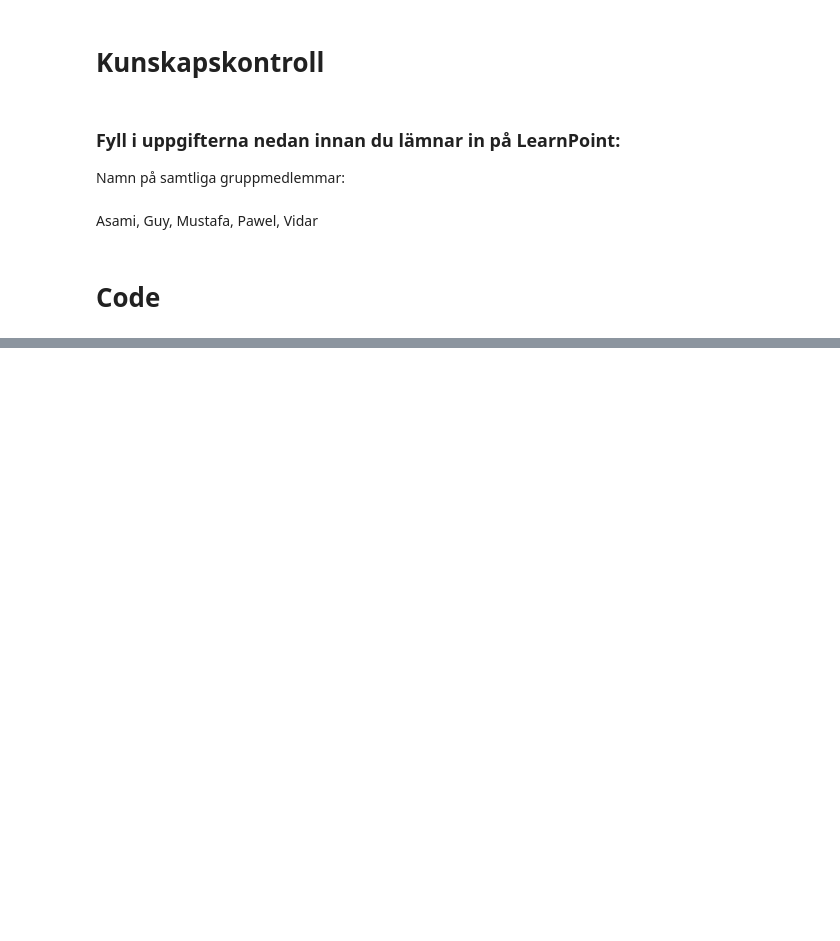
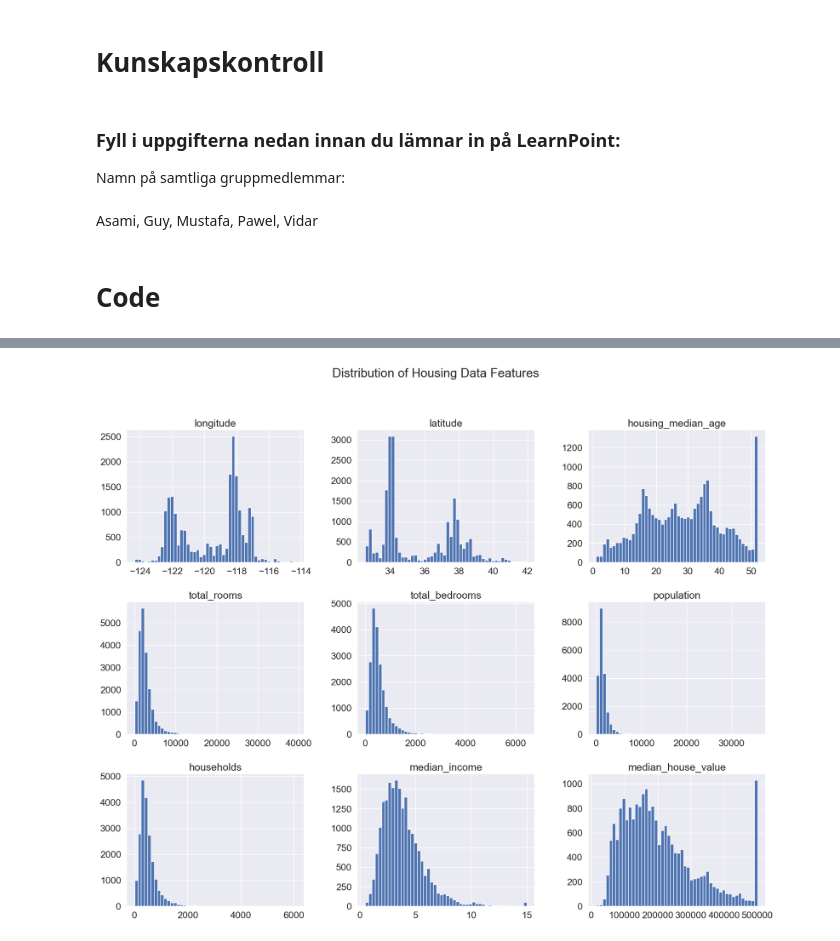
Before and after one commit to 5teef/Housing-AI, a Jupyter notebook: kunskapskontroll_houseprices.ipynb, the cells around one changed output, grey strips where cells are left out. Cells and saved outputs as stored; diff of their text form; code cells hidden in the pictures; blank space fills up the shorter version.

```diff
--- a/kunskapskontroll_houseprices.ipynb
+++ b/kunskapskontroll_houseprices.ipynb
@@ -30,0 +53,6 @@ housing = pd.read_csv('data/housing.csv')
+# %%
+housing.hist(bins=50, figsize=(20,15))
+plt.suptitle('Distribution of Housing Data Features')  # Adds a title above all subplots
+plt.show()
+# %% [output]
+[figure, added]
```
Also changed, not shown: parts of 25 cells of this notebook, 19 other files.
